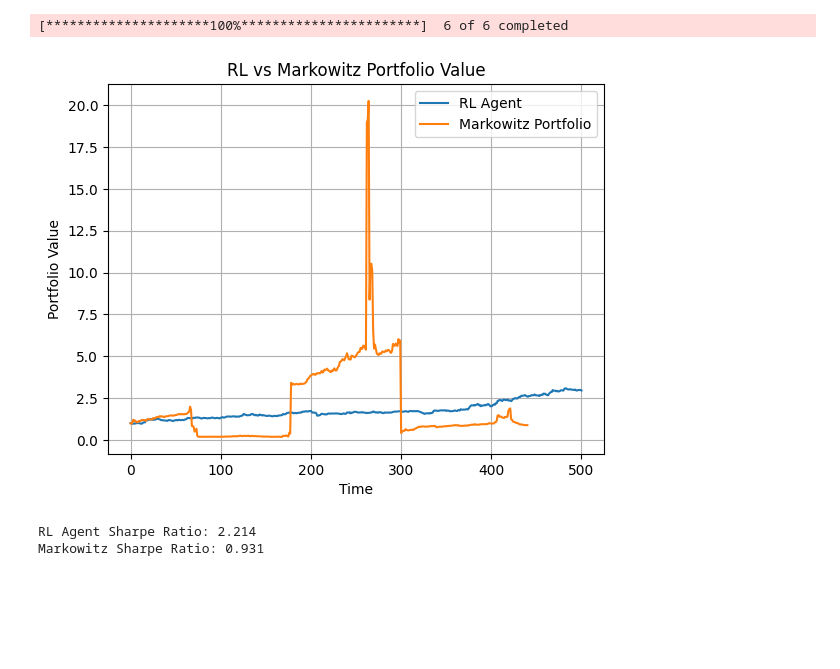
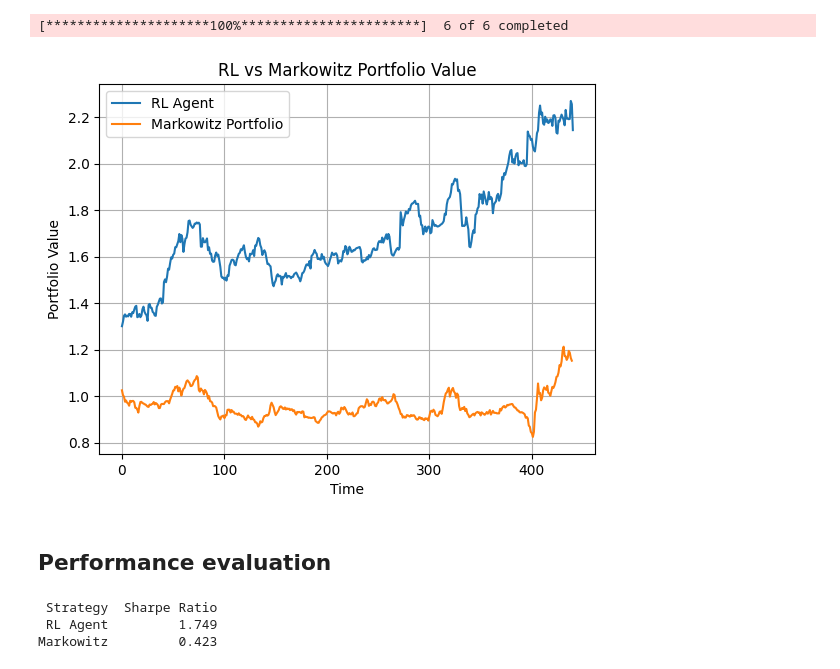
Before and after one commit to JulesArzel/Portfolio_Opti, a Jupyter notebook: RL_Portfolio_Project/main.ipynb, the cells around one changed output. Cells and saved outputs as stored; diff of their text form; code cells hidden in the pictures; blank space fills up the shorter version.

```diff
--- a/RL_Portfolio_Project/main.ipynb
+++ b/RL_Portfolio_Project/main.ipynb
@@ -15,7 +17,7 @@ os.environ["OMP_NUM_THREADS"] = "1"
 # %%
 split_date = '2023-01-01'
 # %%
-returns, features = build_rl_features(start_date='2020-01-01',end_date='2025-01-01',tech_feat=True)
+returns, features = build_rl_features(start_date='2018-01-01',end_date='2025-01-01',tech_feat=True)
 
 features_train = features.loc[:split_date]
 returns_train = returns.loc[features_train.index]
@@ -41,7 +34,7 @@ Parameters: { "use_label_encoder" } are not used.
 # %%
 env_train = PortfolioEnv(features_train, returns_train)
 # %%
-train = True
+train = False
 # %%
 if train :
     model = train_rl_agent(env_train, timesteps=100_000, verbose=1)
@@ -138,6 +113,7 @@ alignement with market regimes
 hmm_regimes = features_test[[col for col in features_test.columns if col.startswith("hmm_")]].idxmax(axis=1)
 hmm_regimes = hmm_regimes.str.extract("hmm_(\d+)").astype(int)
 hmm_regimes = hmm_regimes[0].values
+hmm_regimes = pd.Series(hmm_regimes, index=returns_test.index, name="hmm_regime")
 # %%
 plt.plot(history, label="Portfolio Value")
 
@@ -157,0 +136,17 @@ plt.show()
+# %%
+infos_len = len(infos)
+aligned_index = returns_test.index[:infos_len]
+
+weights_df = pd.DataFrame([info['weights'] for info in infos], index=aligned_index)
+weights_df.columns = returns_test.columns
+
+aligned_regimes = hmm_regimes.loc[weights_df.index]
+
+mean_weights_by_regime = weights_df.groupby(aligned_regimes).mean()
+
+plt.figure(figsize=(10, 6))
+sns.heatmap(mean_weights_by_regime, annot=True, cmap='viridis')
+plt.title("Average RL Weights by Regime")
+plt.ylabel("HMM Regime")
+plt.xlabel("Assets")
+plt.show()
@@ -190,16 +187,18 @@ markowitz_value = simulate_portfolio(returns_test_aligned, markowitz_weights_tes
 # %% [output]
 [*********************100%***********************]  6 of 6 completed
 # %%
-plt.plot(history, label='RL Agent')
+plt.plot(history[60:], label='RL Agent')
 plt.plot(markowitz_value, label='Markowitz Portfolio')
 plt.title('RL vs Markowitz Portfolio Value')
 plt.ylabel('Portfolio Value')
 plt.xlabel('Time')
 plt.legend()
 plt.grid(True)
 plt.show()
 # %% [output]
-[figure, old version]
+[figure, new version]
+# %% [markdown]
+## Performance evaluation
 # %%
 def compute_sharpe_ratio(portfolio_values, risk_free_rate=0.0):
     returns = pd.Series(portfolio_values).pct_change().dropna()
@@ -207,11 +206,14 @@ def compute_sharpe_ratio(portfolio_values, risk_free_rate=0.0):
     sharpe = np.mean(excess_returns) / np.std(excess_returns)
     sharpe_annualized = sharpe * np.sqrt(252)
     return sharpe_annualized
-# %%
-rl_sharpe = compute_sharpe_ratio(history)
-print(f"RL Agent Sharpe Ratio: {rl_sharpe:.3f}")
-markowitz_sharpe = compute_sharpe_ratio(markowitz_value)
-print(f"Markowitz Sharpe Ratio: {markowitz_sharpe:.3f}")
-# %% [output]
-RL Agent Sharpe Ratio: 2.214
-Markowitz Sharpe Ratio: 0.931
+# %%
+results = pd.DataFrame({
+    "Strategy": ["RL Agent", "Markowitz"],
+    "Sharpe Ratio": [compute_sharpe_ratio(history), compute_sharpe_ratio(markowitz_value)]
+})
+
+print(results.to_string(index=False, float_format="%.3f"))
+# %% [output]
+ Strategy  Sharpe Ratio
+ RL Agent         1.749
+Markowitz         0.423
```
Also changed, not shown: parts of 11 cells of this notebook, 4 other files.
